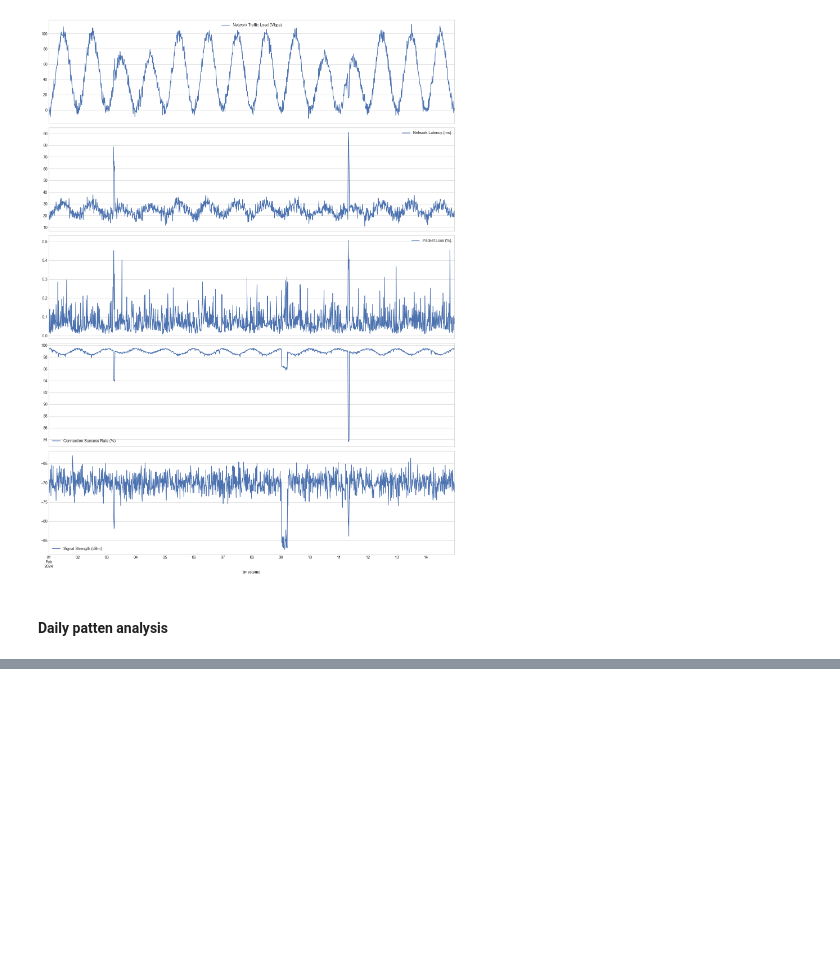
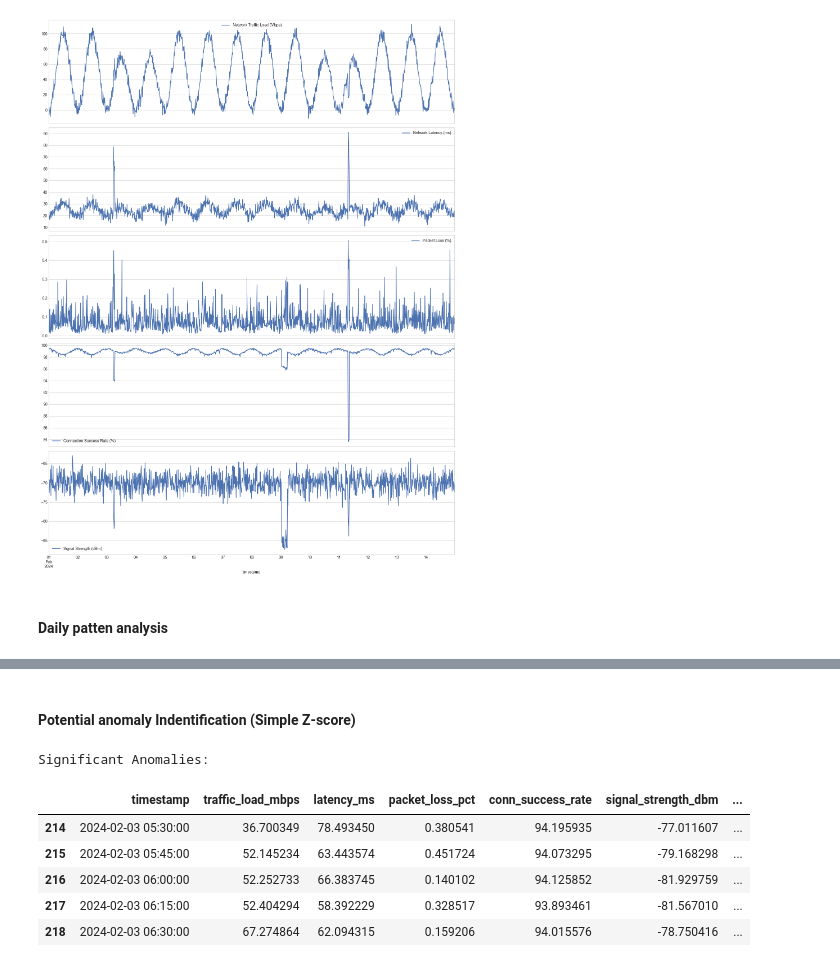
Before and after one commit to kiran2906/telecom_nw_anomaly, a Jupyter notebook: notebooks/data_exploration.ipynb, the cells around one changed output, grey strips where cells are left out. Drawn from its saved outputs; the diff is of its cells as text; code cells hidden in the pictures; blank space fills up the shorter version.

```diff
--- a/notebooks/data_exploration.ipynb
+++ b/notebooks/data_exploration.ipynb
@@ -250,0 +295,36 @@ plt.show()
+# %% [markdown]
+#### Potential anomaly Indentification (Simple Z-score)
+# %%
+# Standardize the data
+scaler = StandardScaler()
+kpi_columns = ['traffic_load_mbps', 'latency_ms', 'packet_loss_pct', 'conn_success_rate', 'signal_strength_dbm']
+scaled_data = scaler.fit_transform(telecom_kpi_data[kpi_columns])
+scaled_df = pd.DataFrame(scaled_data, columns=kpi_columns)
+
+#Add timestamp back
+scaled_df["timestamp"] = telecom_kpi_data["timestamp"]
+
+#Identify Potential anomalies (z-score > 2 or < -2)
+anomalies = {}
+for column in kpi_columns:
+    anomalies[column] = np.abs(scaled_df[column]) > 2
+
+# Create anomaly flag columns
+for column in kpi_columns:
+    telecom_kpi_data[f"{column}_anomaly"] = anomalies[column]
+
+# Count total anomalies per timestamp
+telecom_kpi_data['anomaly_count'] = telecom_kpi_data[[f"{column}_anomaly" for column in kpi_columns]].sum(axis=1)
+
+#Identify potential anomalous periods (multiple KPIs with anomalies)
+significant_anomalies = telecom_kpi_data[telecom_kpi_data['anomaly_count'] >= 2].copy()
+print("\nSignificant Anomalies:")
+display(significant_anomalies.head())
+# %% [output]
+Significant Anomalies:
+|  | timestamp | traffic_load_mbps | latency_ms | packet_loss_pct | conn_success_rate | signal_strength_dbm | ... |
+| 214 | 2024-02-03 05:30:00 | 36.700349 | 78.493450 | 0.380541 | 94.195935 | -77.011607 | ... |
+| 215 | 2024-02-03 05:45:00 | 52.145234 | 63.443574 | 0.451724 | 94.073295 | -79.168298 | ... |
+| 216 | 2024-02-03 06:00:00 | 52.252733 | 66.383745 | 0.140102 | 94.125852 | -81.929759 | ... |
+| 217 | 2024-02-03 06:15:00 | 52.404294 | 58.392229 | 0.328517 | 93.893461 | -81.567010 | ... |
+| 218 | 2024-02-03 06:30:00 | 67.274864 | 62.094315 | 0.159206 | 94.015576 | -78.750416 | ... |
```
Also changed, not shown: parts of 9 cells of this notebook.
